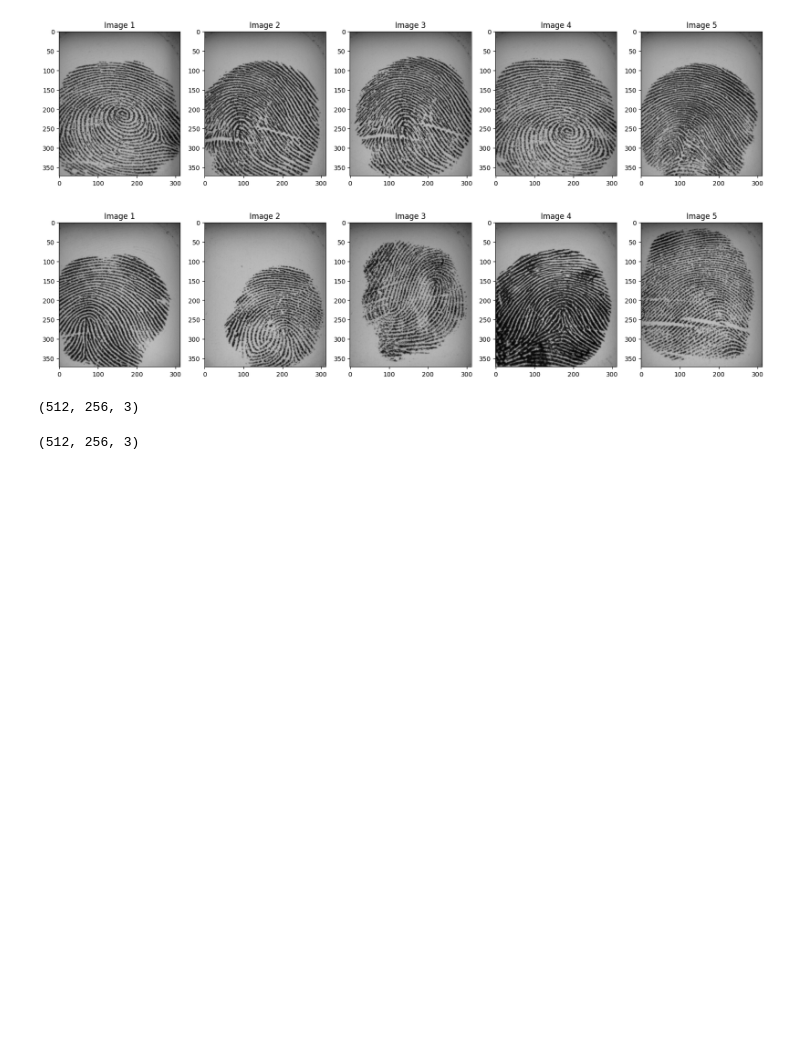
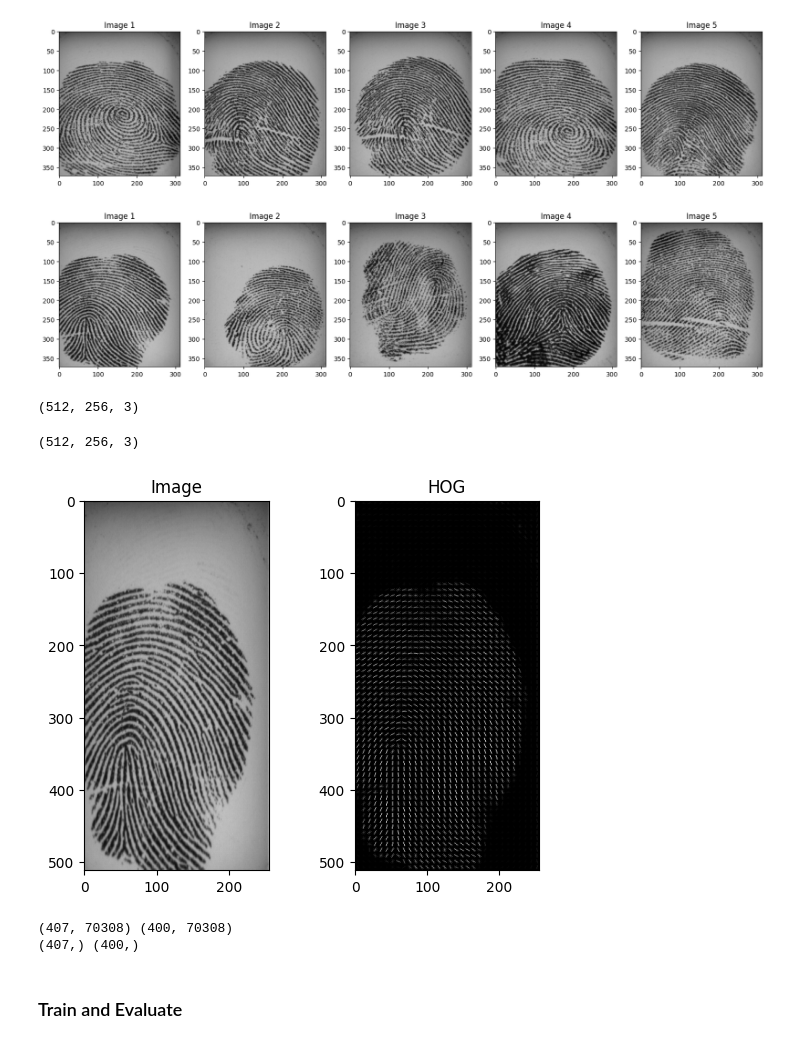
Before and after one commit to fadilulah/FingerPrint_SVM, a Jupyter notebook: code.ipynb, the cells around one changed output. Drawn from its saved outputs; the diff is of its cells as text; code cells hidden in the pictures; blank space fills up the shorter version.

Commit message:
Created Lables and Created HOG and LBP Features and Trained on SVM

```diff
--- a/code.ipynb
+++ b/code.ipynb
@@ -112,3 +115,12 @@ resized_testing_dataset[1].shape
 (512, 256, 3)
 # %%
 # Creating the HOG Features
+fd, hog_image = hog(resized_training_dataset[0], orientations=9,
+                    pixels_per_cell=(8, 8), cells_per_block=(2, 2),
+                    visualize=True,channel_axis=-1)
+
+plt.subplot(1, 2, 1); plt.imshow(resized_training_dataset[0], cmap="gray"); plt.title("Image")
+plt.subplot(1, 2, 2); plt.imshow(hog_image, cmap="gray"); plt.title("HOG")
+plt.show()
+# %% [output]
+[figure, added]
@@ -114,0 +141,8 @@ resized_testing_dataset[1].shape
+# %%
+print(X_train.shape, X_test.shape)
+print(y_train.shape, y_test.shape)
+# %% [output]
+(407, 70308) (400, 70308)
+(407,) (400,)
+# %% [markdown]
+### Train and Evaluate
```
Also changed, not shown: parts of 12 cells of this notebook.
